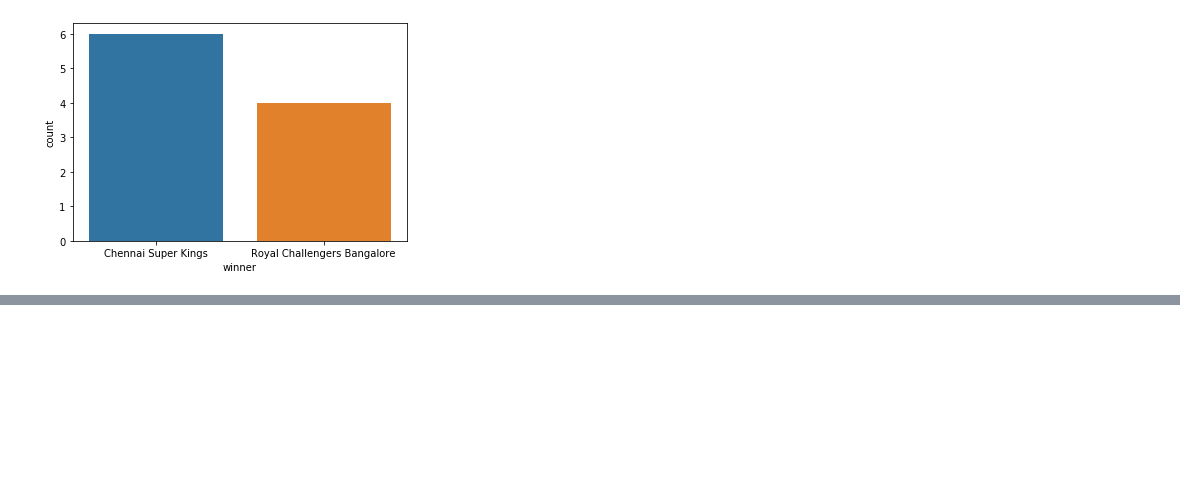
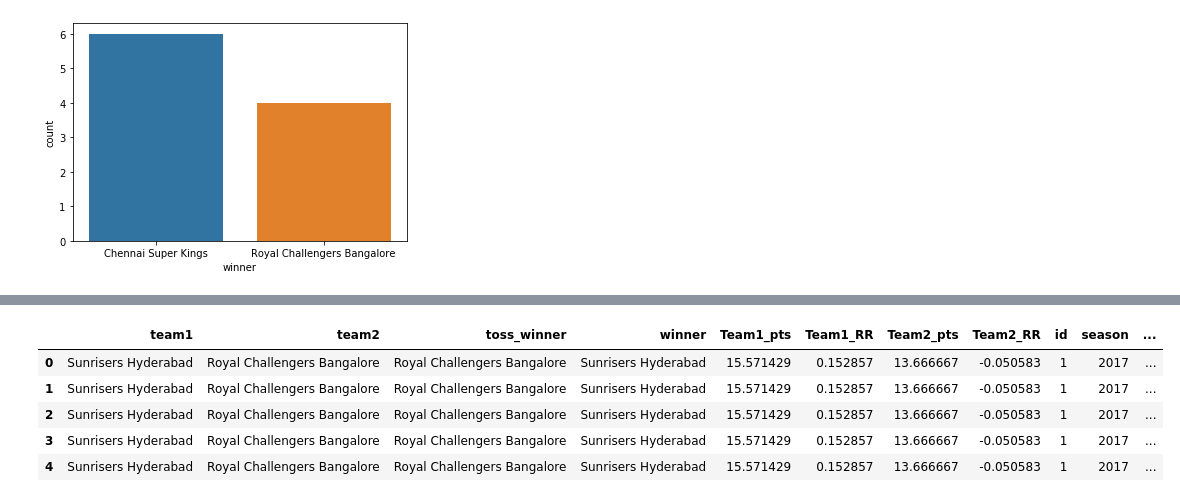
Before and after one commit to vishalbarad/IPL_EDA, a Jupyter notebook: IPL_winner_EDA.ipynb, the cells around one changed output, grey strips where cells are left out. Saved outputs shown, nothing was run; the diff lists cells and outputs as text; code cells hidden in the pictures; blank space fills up the shorter version.

```diff
--- a/IPL_winner_EDA.ipynb
+++ b/IPL_winner_EDA.ipynb
@@ -534,0 +604,11 @@ In past 10 matches
+# %%
+Match_origin = pd.merge(Match_origin,Delivery, on=['team1','team2'])
+# %%
+Match_origin.head()
+# %% [output]
+|  | team1 | team2 | toss_winner | winner | Team1_pts | Team1_RR | Team2_pts | Team2_RR | id | season | ... |
+| 0 | Sunrisers Hyderabad | Royal Challengers Bangalore | Royal Challengers Bangalore | Sunrisers Hyderabad | 15.571429 | 0.152857 | 13.666667 | -0.050583 | 1 | 2017 | ... |
+| 1 | Sunrisers Hyderabad | Royal Challengers Bangalore | Royal Challengers Bangalore | Sunrisers Hyderabad | 15.571429 | 0.152857 | 13.666667 | -0.050583 | 1 | 2017 | ... |
+| 2 | Sunrisers Hyderabad | Royal Challengers Bangalore | Royal Challengers Bangalore | Sunrisers Hyderabad | 15.571429 | 0.152857 | 13.666667 | -0.050583 | 1 | 2017 | ... |
+| 3 | Sunrisers Hyderabad | Royal Challengers Bangalore | Royal Challengers Bangalore | Sunrisers Hyderabad | 15.571429 | 0.152857 | 13.666667 | -0.050583 | 1 | 2017 | ... |
+| 4 | Sunrisers Hyderabad | Royal Challengers Bangalore | Royal Challengers Bangalore | Sunrisers Hyderabad | 15.571429 | 0.152857 | 13.666667 | -0.050583 | 1 | 2017 | ... |
```
Also changed, not shown: parts of 55 cells of this notebook.
